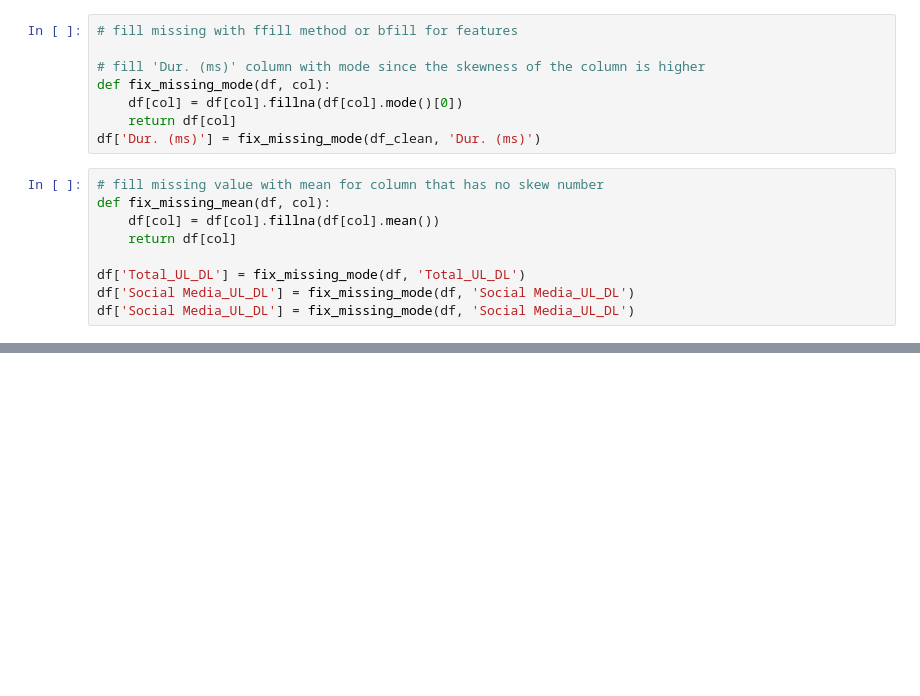
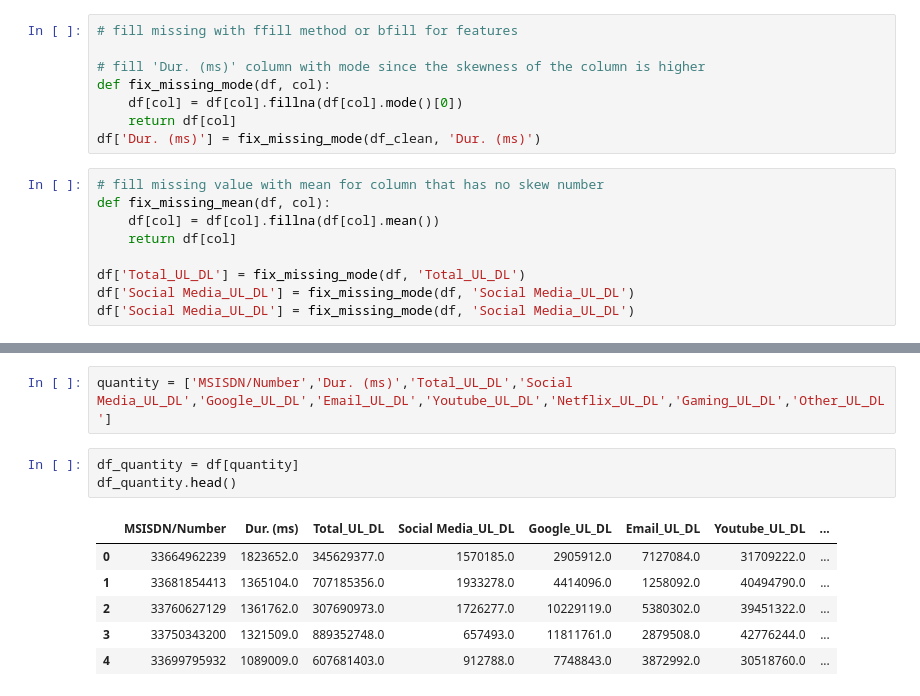
Before and after one commit to eyerus21/10Academy-week-1-challenge, a Jupyter notebook: notebooks/_.ipynb, the cells around one changed output, grey strips where cells are left out. Saved outputs shown, nothing was run; the diff lists cells and outputs as text; blank space fills up the shorter version.

```diff
--- a/notebooks/_.ipynb
+++ b/notebooks/_.ipynb
@@ -458,0 +482,12 @@ df['Social Media_UL_DL'] = fix_missing_mode(df, 'Social Media_UL_DL')
+# %%
+quantity = ['MSISDN/Number','Dur. (ms)','Total_UL_DL','Social Media_UL_DL','Google_UL_DL','Email_UL_DL','Youtube_UL_DL','Netflix_UL_DL','Gaming_UL_DL','Other_UL_DL']
+# %%
+df_quantity = df[quantity]
+df_quantity.head()
+# %% [output]
+|  | MSISDN/Number | Dur. (ms) | Total_UL_DL | Social Media_UL_DL | Google_UL_DL | Email_UL_DL | Youtube_UL_DL | ... |
+| 0 | 33664962239 | 1823652.0 | 345629377.0 | 1570185.0 | 2905912.0 | 7127084.0 | 31709222.0 | ... |
+| 1 | 33681854413 | 1365104.0 | 707185356.0 | 1933278.0 | 4414096.0 | 1258092.0 | 40494790.0 | ... |
+| 2 | 33760627129 | 1361762.0 | 307690973.0 | 1726277.0 | 10229119.0 | 5380302.0 | 39451322.0 | ... |
+| 3 | 33750343200 | 1321509.0 | 889352748.0 | 657493.0 | 11811761.0 | 2879508.0 | 42776244.0 | ... |
+| 4 | 33699795932 | 1089009.0 | 607681403.0 | 912788.0 | 7748843.0 | 3872992.0 | 30518760.0 | ... |
```
Also changed, not shown: parts of 16 cells of this notebook, 1 other file.
